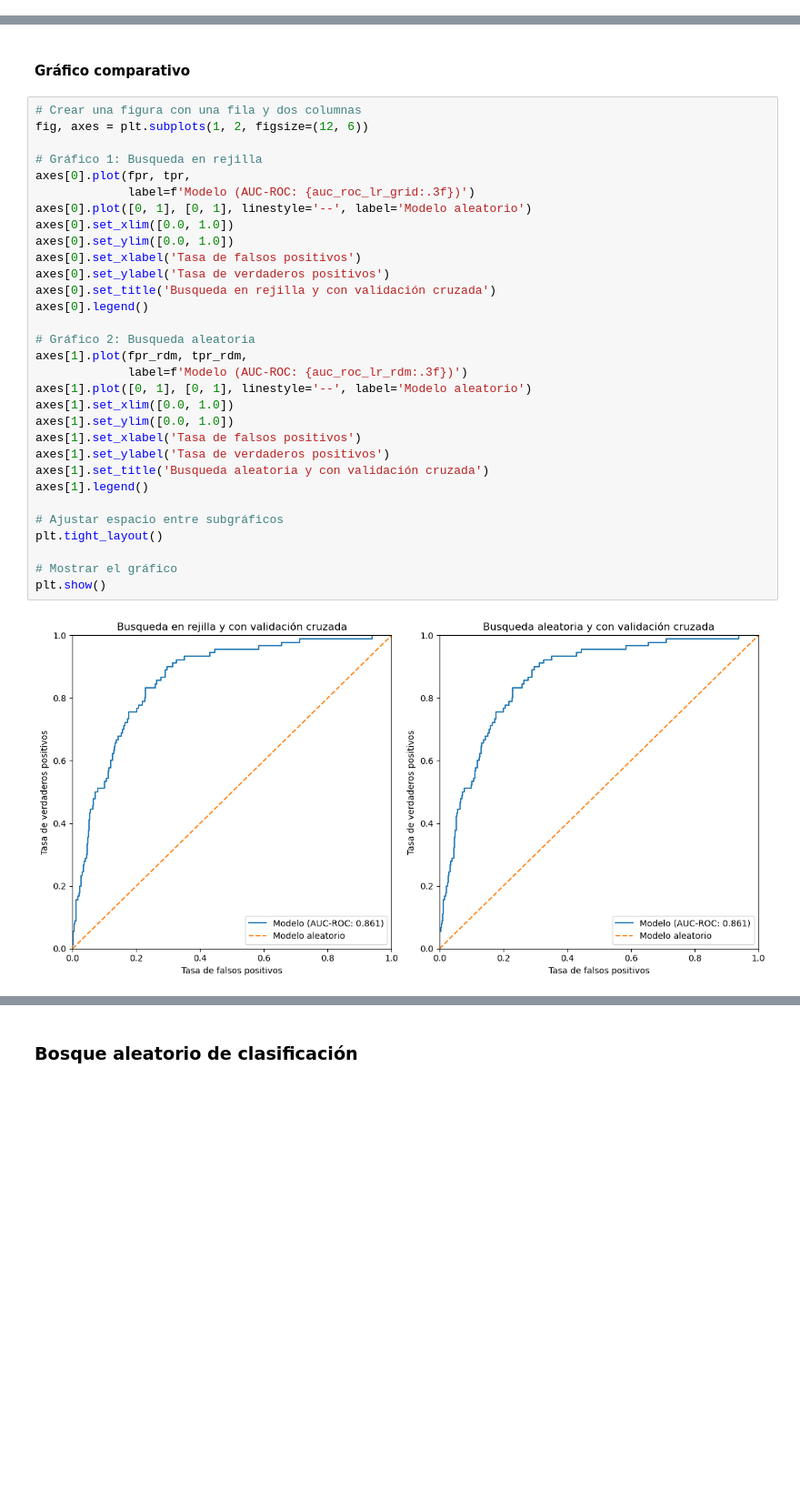
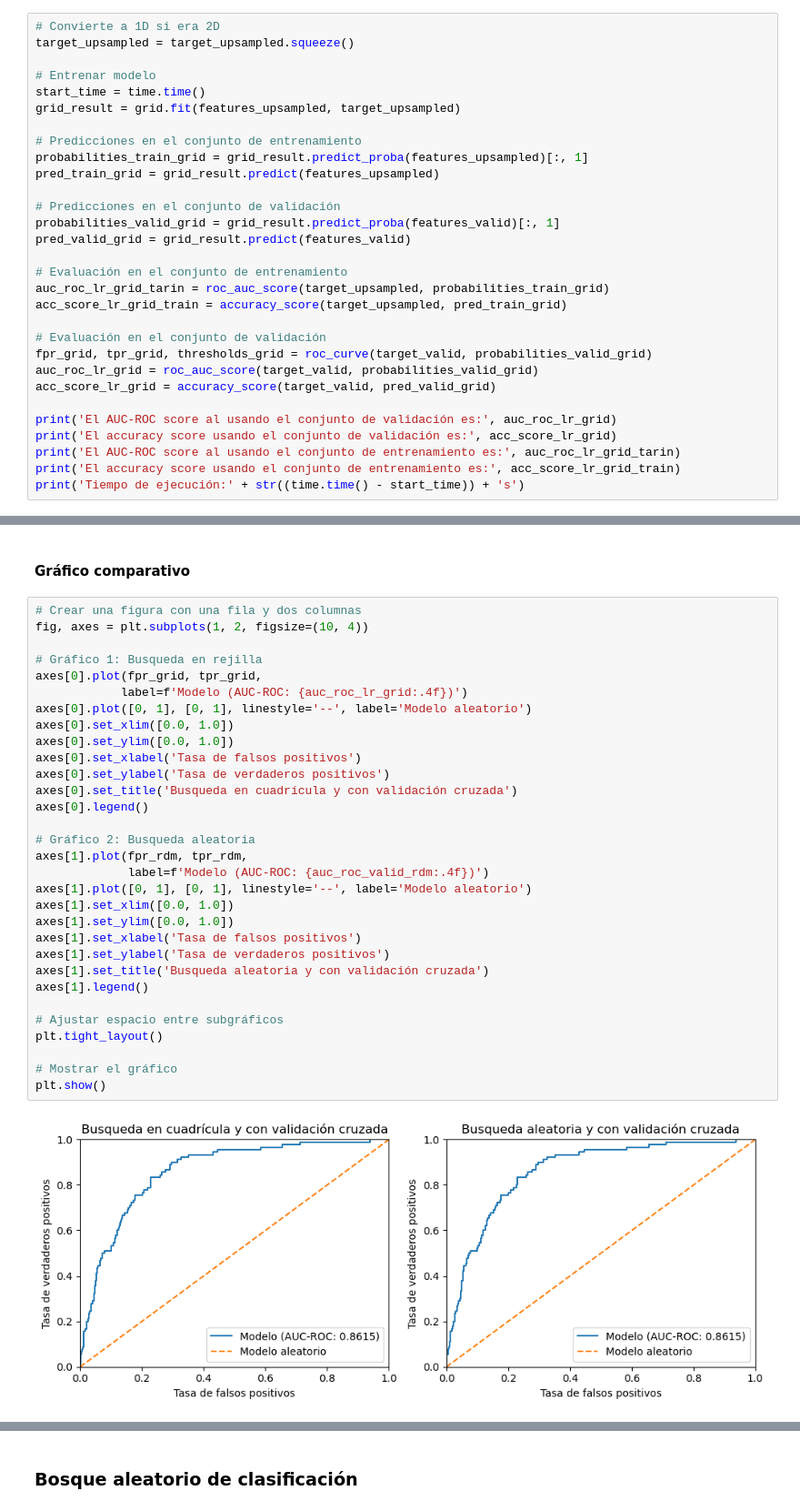
Before and after one commit to ja19191990/Retencion_de_clientes_en_la_industria_de_telecomunicaciones, a Jupyter notebook: 4.Models.ipynb, the cells around one changed output, grey strips where cells are left out. Shown at 91% size. Drawn from its saved outputs; the diff is of its cells as text; blank space fills up the shorter version.

```diff
--- a/4.Models.ipynb
+++ b/4.Models.ipynb
@@ -103,0 +88,30 @@ Tiempo de ejecución:1.3148696422576904ms
+# %%
+# Convierte a 1D si era 2D
+target_upsampled = target_upsampled.squeeze()
+
+# Entrenar modelo
+start_time = time.time()
+grid_result = grid.fit(features_upsampled, target_upsampled)
+
+# Predicciones en el conjunto de entrenamiento
+probabilities_train_grid = grid_result.predict_proba(features_upsampled)[:, 1]
+pred_train_grid = grid_result.predict(features_upsampled)
+
+# Predicciones en el conjunto de validación
+probabilities_valid_grid = grid_result.predict_proba(features_valid)[:, 1]
+pred_valid_grid = grid_result.predict(features_valid)
+
+# Evaluación en el conjunto de entrenamiento
+auc_roc_lr_grid_tarin = roc_auc_score(target_upsampled, probabilities_train_grid)
+acc_score_lr_grid_train = accuracy_score(target_upsampled, pred_train_grid)
+
+# Evaluación en el conjunto de validación
+fpr_grid, tpr_grid, thresholds_grid = roc_curve(target_valid, probabilities_valid_grid)
+auc_roc_lr_grid = roc_auc_score(target_valid, probabilities_valid_grid)
+acc_score_lr_grid = accuracy_score(target_valid, pred_valid_grid)
+
+print('El AUC-ROC score al usando el conjunto de validación es:', auc_roc_lr_grid)
+print('El accuracy score usando el conjunto de validación es:', acc_score_lr_grid)
+print('El AUC-ROC score al usando el conjunto de entrenamiento es:', auc_roc_lr_grid_tarin)
+print('El accuracy score usando el conjunto de entrenamiento es:', acc_score_lr_grid_train)
+print('Tiempo de ejecución:' + str((time.time() - start_time)) + 's')
@@ -124,35 +165,35 @@ Tiempo de ejecución:1.2762925624847412ms
 #### Gráfico comparativo
 # %%
 # Crear una figura con una fila y dos columnas
-fig, axes = plt.subplots(1, 2, figsize=(12, 6))
+fig, axes = plt.subplots(1, 2, figsize=(10, 4))
 
 # Gráfico 1: Busqueda en rejilla
-axes[0].plot(fpr, tpr,
-             label=f'Modelo (AUC-ROC: {auc_roc_lr_grid:.3f})')
+axes[0].plot(fpr_grid, tpr_grid,
+            label=f'Modelo (AUC-ROC: {auc_roc_lr_grid:.4f})')
 axes[0].plot([0, 1], [0, 1], linestyle='--', label='Modelo aleatorio')
 axes[0].set_xlim([0.0, 1.0])
 axes[0].set_ylim([0.0, 1.0])
 axes[0].set_xlabel('Tasa de falsos positivos')
 axes[0].set_ylabel('Tasa de verdaderos positivos')
-axes[0].set_title('Busqueda en rejilla y con validación cruzada')
+axes[0].set_title('Busqueda en cuadrícula y con validación cruzada')
 axes[0].legend()
 
 # Gráfico 2: Busqueda aleatoria
 axes[1].plot(fpr_rdm, tpr_rdm,
-             label=f'Modelo (AUC-ROC: {auc_roc_lr_rdm:.3f})')
+             label=f'Modelo (AUC-ROC: {auc_roc_valid_rdm:.4f})')
 axes[1].plot([0, 1], [0, 1], linestyle='--', label='Modelo aleatorio')
 axes[1].set_xlim([0.0, 1.0])
 axes[1].set_ylim([0.0, 1.0])
 axes[1].set_xlabel('Tasa de falsos positivos')
 axes[1].set_ylabel('Tasa de verdaderos positivos')
 axes[1].set_title('Busqueda aleatoria y con validación cruzada')
 axes[1].legend()
 
 # Ajustar espacio entre subgráficos
 plt.tight_layout()
 
 # Mostrar el gráfico
 plt.show()
 # %% [output]
-[figure, old version]
+[figure, new version]
 # %% [markdown]
```
Also changed, not shown: parts of 23 cells of this notebook, 4 other files.
